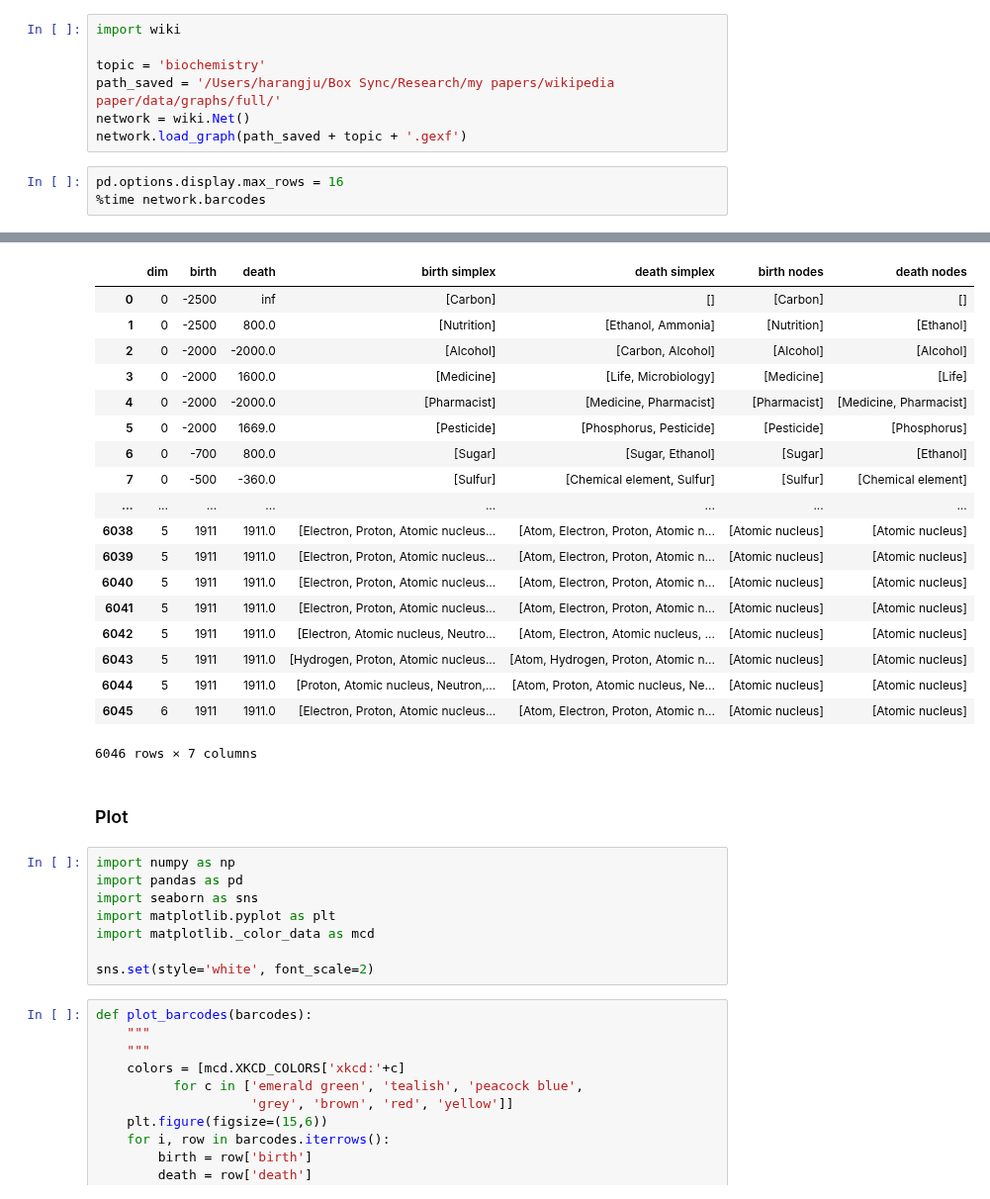
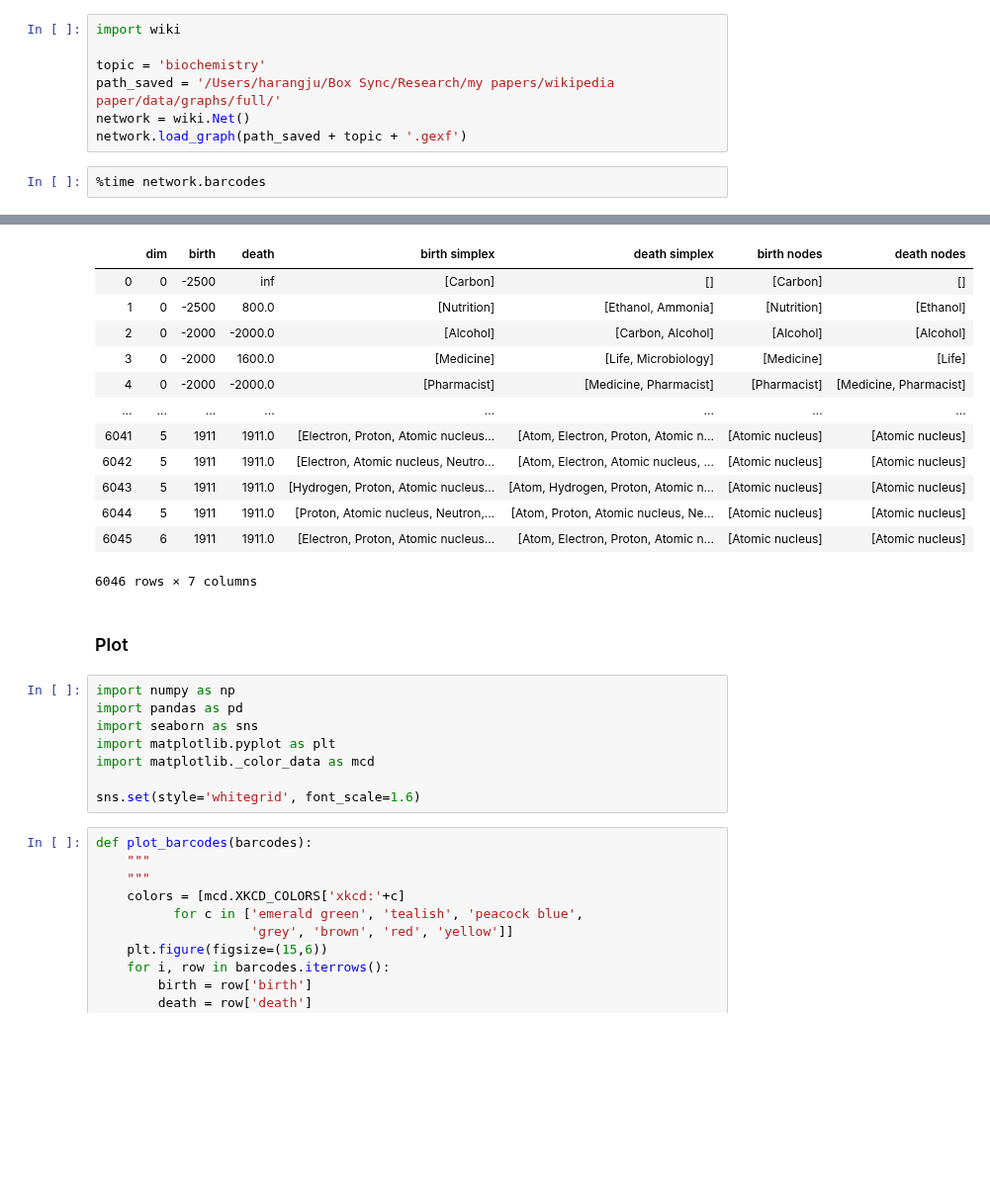
Before and after one commit to harangju/wikinet, a Jupyter notebook: test-persistent-homology.ipynb, the cells around one changed output, grey strips where cells are left out. Shown at 99% size. Drawn from its saved outputs; the diff is of its cells as text; blank space fills up the shorter version.

```diff
--- a/test-persistent-homology.ipynb
+++ b/test-persistent-homology.ipynb
@@ -18,6 +21,5 @@ path_saved = '/Users/harangju/Box Sync/Research/my papers/wikipedia paper/data/g
 network = wiki.Net()
 network.load_graph(path_saved + topic + '.gexf')
 # %%
-pd.options.display.max_rows = 16
 %time network.barcodes
 # %% [output]
@@ -26,16 +30,10 @@ Wall time: 11 µs
 |  | dim | birth | death | birth simplex | death simplex | birth nodes | death nodes |
 | 0 | 0 | -2500 | inf | [Carbon] | [] | [Carbon] | [] |
 | 1 | 0 | -2500 | 800.0 | [Nutrition] | [Ethanol, Ammonia] | [Nutrition] | [Ethanol] |
 | 2 | 0 | -2000 | -2000.0 | [Alcohol] | [Carbon, Alcohol] | [Alcohol] | [Alcohol] |
 | 3 | 0 | -2000 | 1600.0 | [Medicine] | [Life, Microbiology] | [Medicine] | [Life] |
 | 4 | 0 | -2000 | -2000.0 | [Pharmacist] | [Medicine, Pharmacist] | [Pharmacist] | [Medicine, Pharmacist] |
-| 5 | 0 | -2000 | 1669.0 | [Pesticide] | [Phosphorus, Pesticide] | [Pesticide] | [Phosphorus] |
-| 6 | 0 | -700 | 800.0 | [Sugar] | [Sugar, Ethanol] | [Sugar] | [Ethanol] |
-| 7 | 0 | -500 | -360.0 | [Sulfur] | [Chemical element, Sulfur] | [Sulfur] | [Chemical element] |
 | ... | ... | ... | ... | ... | ... | ... | ... |
-| 6038 | 5 | 1911 | 1911.0 | [Electron, Proton, Atomic nucleus... | [Atom, Electron, Proton, Atomic n... | [Atomic nucleus] | [Atomic nucleus] |
-| 6039 | 5 | 1911 | 1911.0 | [Electron, Proton, Atomic nucleus... | [Atom, Electron, Proton, Atomic n... | [Atomic nucleus] | [Atomic nucleus] |
-| 6040 | 5 | 1911 | 1911.0 | [Electron, Proton, Atomic nucleus... | [Atom, Electron, Proton, Atomic n... | [Atomic nucleus] | [Atomic nucleus] |
 | 6041 | 5 | 1911 | 1911.0 | [Electron, Proton, Atomic nucleus... | [Atom, Electron, Proton, Atomic n... | [Atomic nucleus] | [Atomic nucleus] |
 | 6042 | 5 | 1911 | 1911.0 | [Electron, Atomic nucleus, Neutro... | [Atom, Electron, Atomic nucleus, ... | [Atomic nucleus] | [Atomic nucleus] |
 | 6043 | 5 | 1911 | 1911.0 | [Hydrogen, Proton, Atomic nucleus... | [Atom, Hydrogen, Proton, Atomic n... | [Atomic nucleus] | [Atomic nucleus] |
@@ -51,7 +49,7 @@ import seaborn as sns
 import matplotlib.pyplot as plt
 import matplotlib._color_data as mcd
 
-sns.set(style='white', font_scale=2)
+sns.set(style='whitegrid', font_scale=1.6)
 # %%
 def plot_barcodes(barcodes):
     """
```
Also changed, not shown: parts of 9 cells of this notebook.
